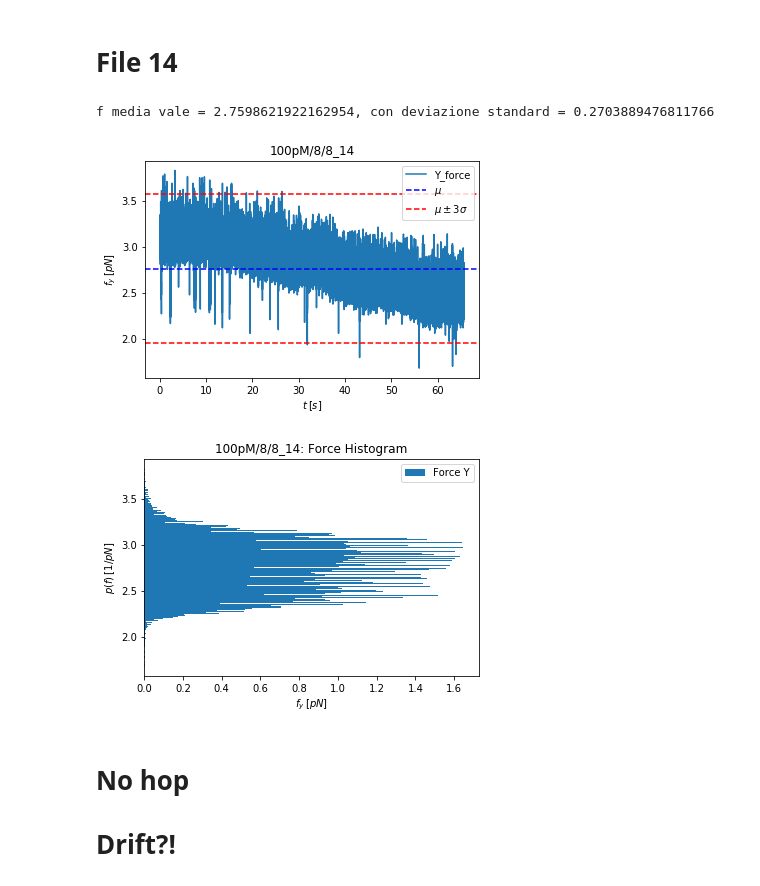
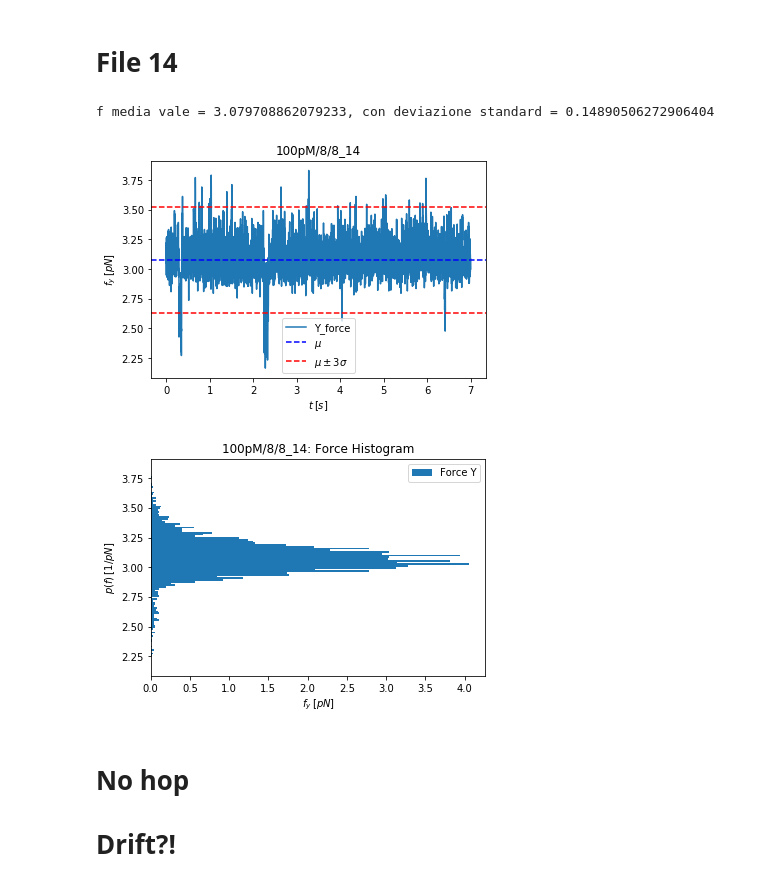
Before and after one commit to RiccardoTancredi/TesiTriennale, a Jupyter notebook: hoppingOligo8.ipynb, the cells around one changed output. Cells and saved outputs as stored; diff of their text form; code cells hidden in the pictures.

```diff
--- a/hoppingOligo8.ipynb
+++ b/hoppingOligo8.ipynb
@@ -712,12 +732,12 @@ data_frame
 # File 14
 # %%
 grafici = Graph_hop(dir_name, number, 14)
-data_frame = grafici.do_graph()
+data_frame = grafici.do_graph(7, -2)
 # (2.0440e4+0.5+1.95e-3, 2.0442e4+1.-1.95e-3)
 # %% [output]
-f media vale = 2.7598621922162954, con deviazione standard = 0.2703889476811766
+f media vale = 3.079708862079233, con deviazione standard = 0.14890506272906404
-[figure, old version]
+[figure, new version]
-[figure, old version]
+[figure, new version]
 # %% [markdown]
 # No hop
 # Drift?!
```
Also changed, not shown: parts of 90 cells of this notebook, 45 other files.
